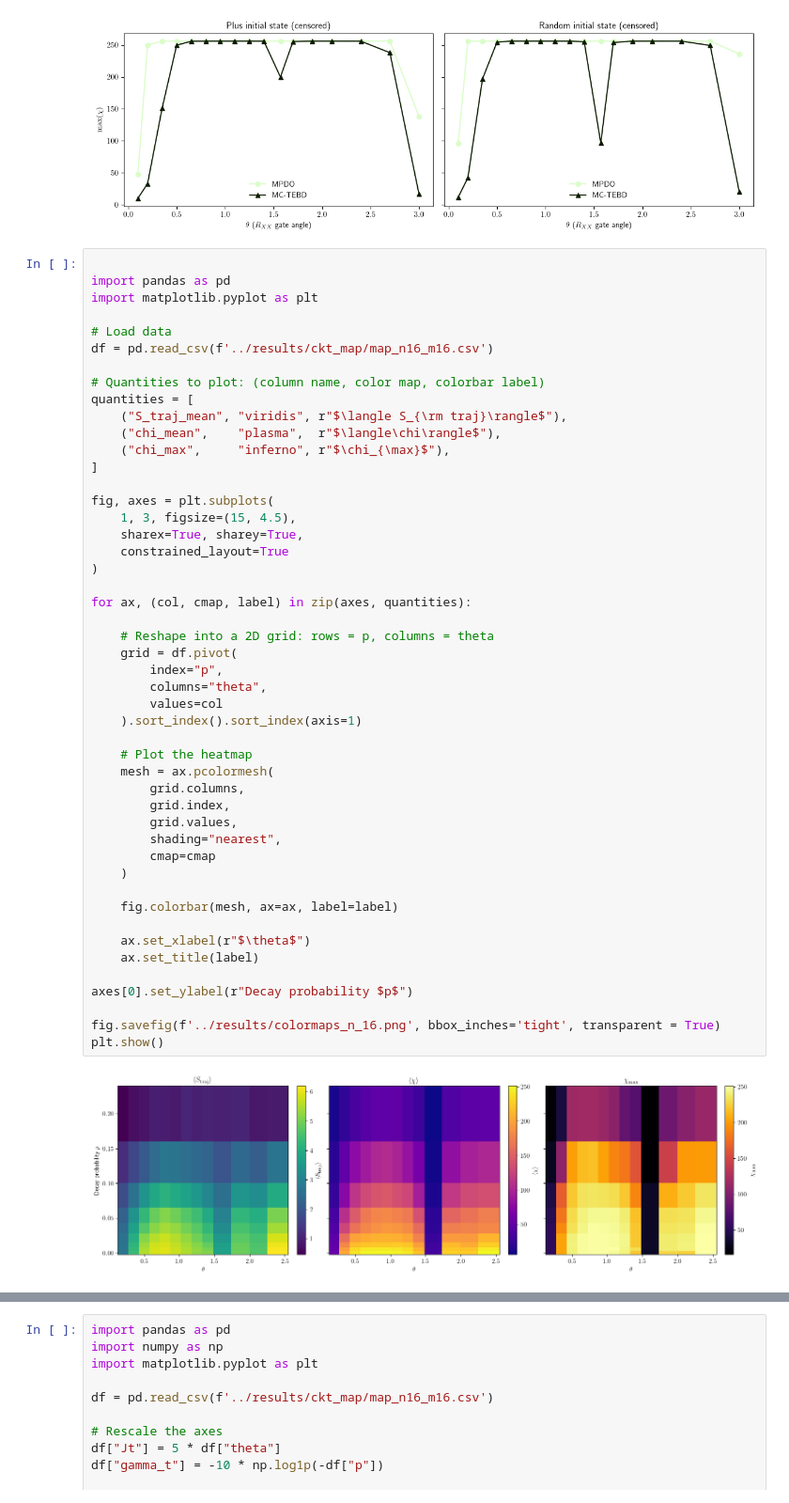
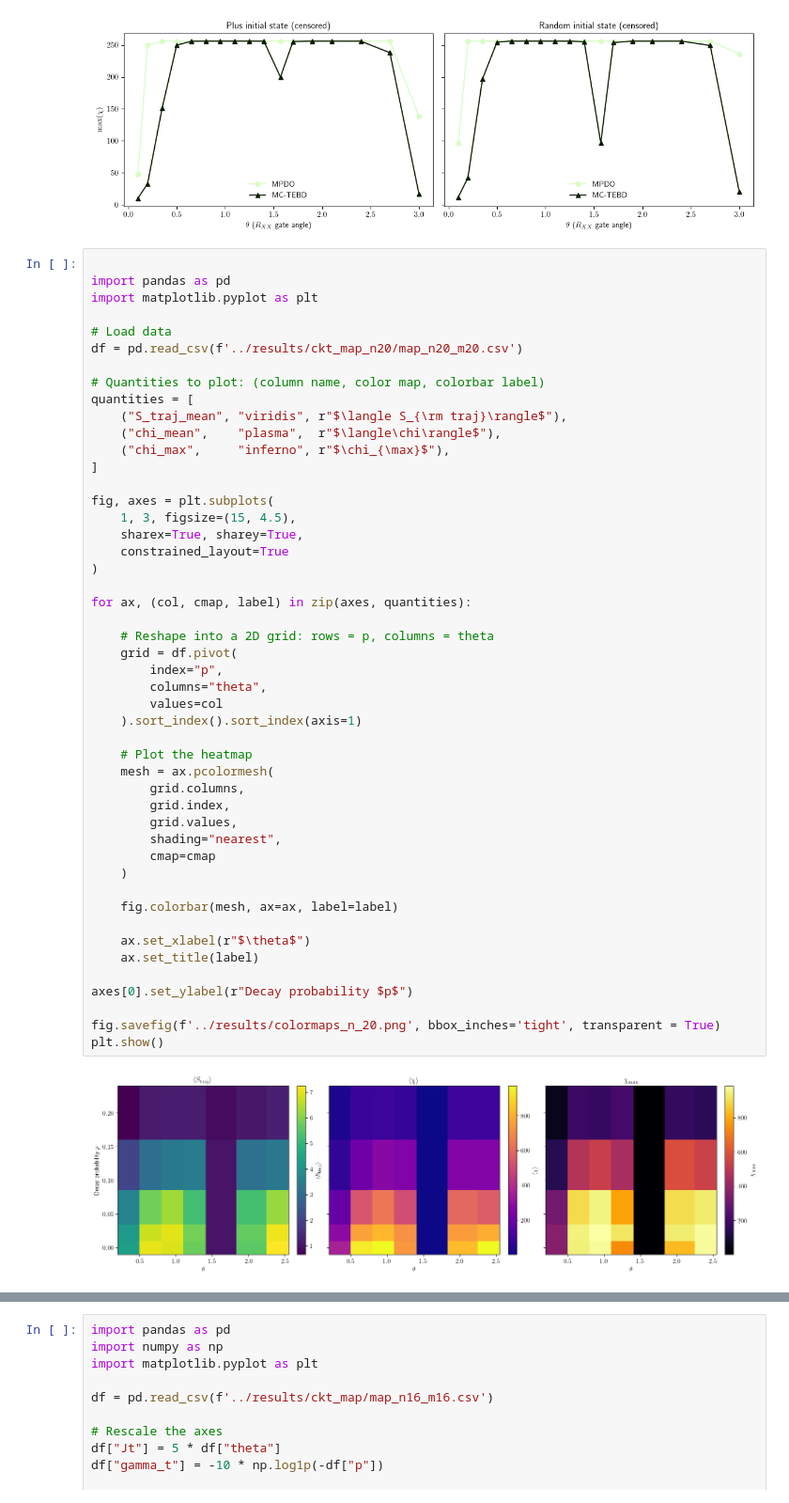
Before and after one commit to bentirher/dmpf_dissipation, a Jupyter notebook: standard_adc/classical_hardness_plot.ipynb, the cells around one changed output, grey strips where cells are left out. Shown at 94% size. Cells and saved outputs as stored; diff of their text form.

Commit message:
new colormaps with cluster data

```diff
--- a/standard_adc/classical_hardness_plot.ipynb
+++ b/standard_adc/classical_hardness_plot.ipynb
@@ -131,7 +131,7 @@ import pandas as pd
 import matplotlib.pyplot as plt
 
 # Load data
-df = pd.read_csv(f'../results/ckt_map/map_n16_m16.csv')
+df = pd.read_csv(f'../results/ckt_map_n20/map_n20_m20.csv')
 
 # Quantities to plot: (column name, color map, colorbar label)
 quantities = [
@@ -146,32 +146,32 @@ fig, axes = plt.subplots(
     constrained_layout=True
 )
 
 for ax, (col, cmap, label) in zip(axes, quantities):
 
     # Reshape into a 2D grid: rows = p, columns = theta
     grid = df.pivot(
         index="p",
         columns="theta",
         values=col
     ).sort_index().sort_index(axis=1)
 
     # Plot the heatmap
     mesh = ax.pcolormesh(
         grid.columns,
         grid.index,
         grid.values,
         shading="nearest",
         cmap=cmap
     )
 
     fig.colorbar(mesh, ax=ax, label=label)
 
     ax.set_xlabel(r"$\theta$")
     ax.set_title(label)
 
 axes[0].set_ylabel(r"Decay probability $p$")
 
-fig.savefig(f'../results/colormaps_n_16.png', bbox_inches='tight', transparent = True)
+fig.savefig(f'../results/colormaps_n_20.png', bbox_inches='tight', transparent = True)
 plt.show()
 # %% [output]
-[figure, old version]
+[figure, new version]
```
Also changed, not shown: parts of 3 cells of this notebook.
